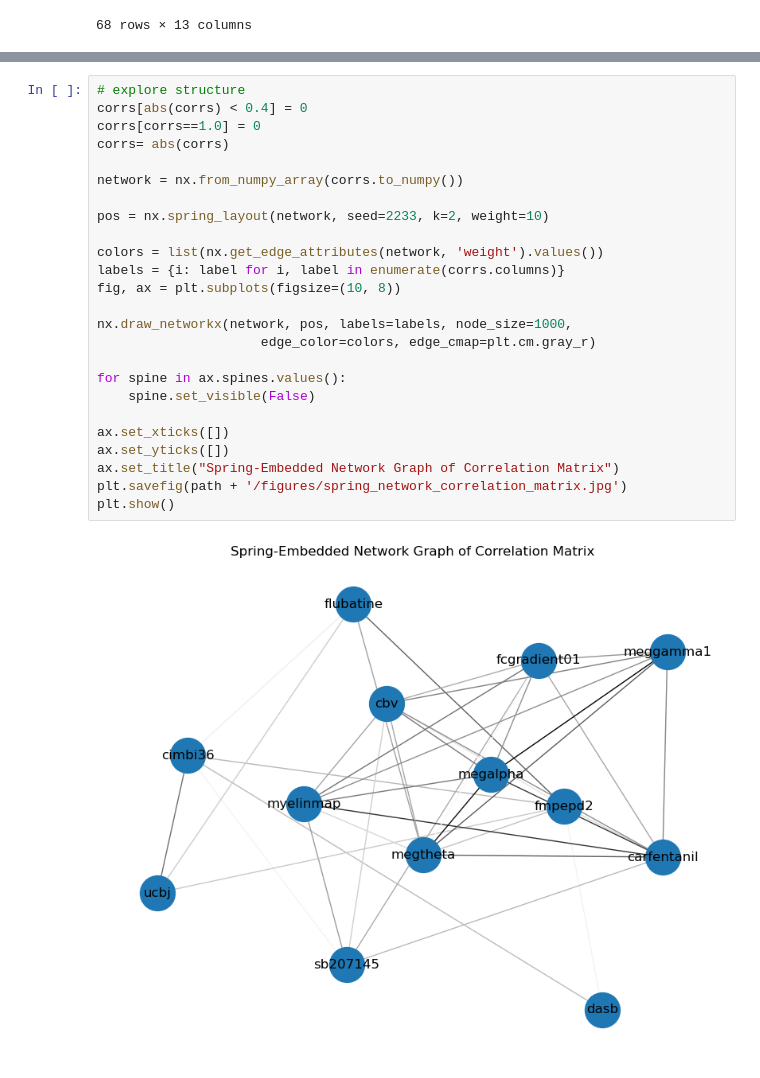
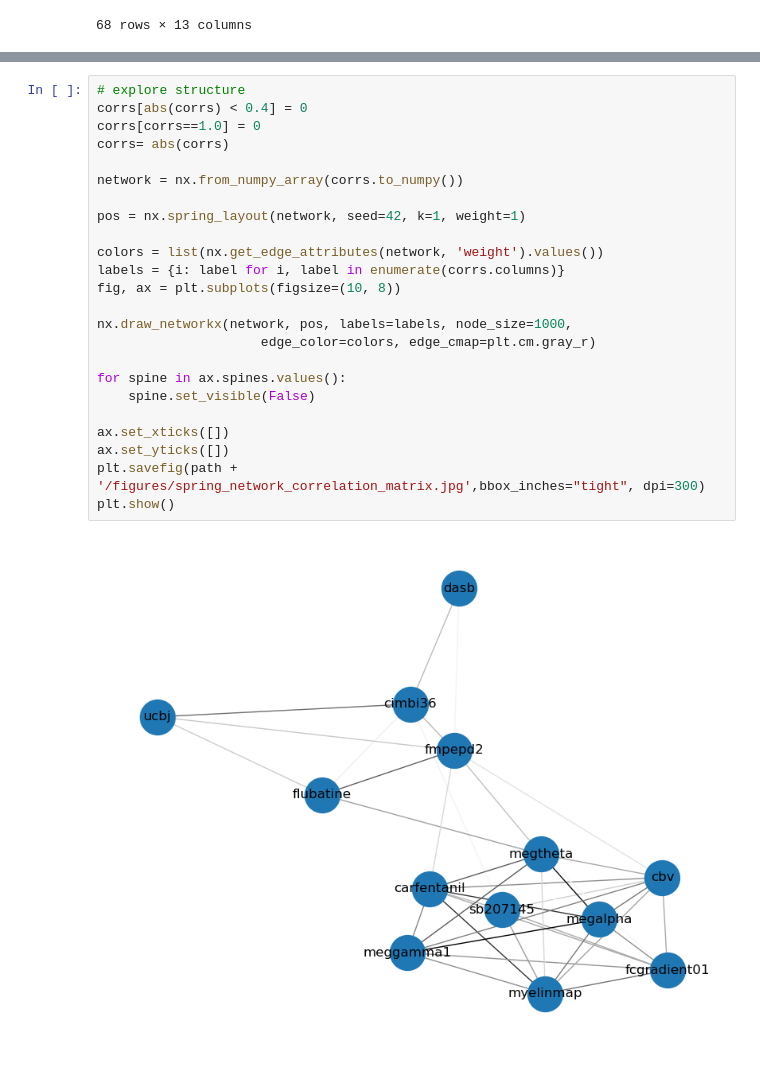
Before and after one commit to ltuominen/AP_brainorganization, a Jupyter notebook: code/exploring_correlations.ipynb, the cells around one changed output, grey strips where cells are left out. Cells and saved outputs as stored; diff of their text form.

```diff
--- a/code/exploring_correlations.ipynb
+++ b/code/exploring_correlations.ipynb
@@ -106,27 +104,26 @@ plt.savefig(path + '/figures/annotation_correlation_matrix.jpg')
 # %%
 # explore structure
 corrs[abs(corrs) < 0.4] = 0
 corrs[corrs==1.0] = 0
 corrs= abs(corrs)
 
 network = nx.from_numpy_array(corrs.to_numpy())
 
-pos = nx.spring_layout(network, seed=2233, k=2, weight=10)
+pos = nx.spring_layout(network, seed=42, k=1, weight=1)
 
 colors = list(nx.get_edge_attributes(network, 'weight').values())
 labels = {i: label for i, label in enumerate(corrs.columns)}
 fig, ax = plt.subplots(figsize=(10, 8))
 
 nx.draw_networkx(network, pos, labels=labels, node_size=1000,
                      edge_color=colors, edge_cmap=plt.cm.gray_r)
 
 for spine in ax.spines.values():
     spine.set_visible(False)
 
 ax.set_xticks([])
 ax.set_yticks([])
-ax.set_title("Spring-Embedded Network Graph of Correlation Matrix")
-plt.savefig(path + '/figures/spring_network_correlation_matrix.jpg')
+plt.savefig(path + '/figures/spring_network_correlation_matrix.jpg',bbox_inches="tight", dpi=300)
 plt.show()
 # %% [output]
-[figure, old version]
+[figure, new version]
```
Also changed, not shown: parts of 2 cells of this notebook, 22 other files.
